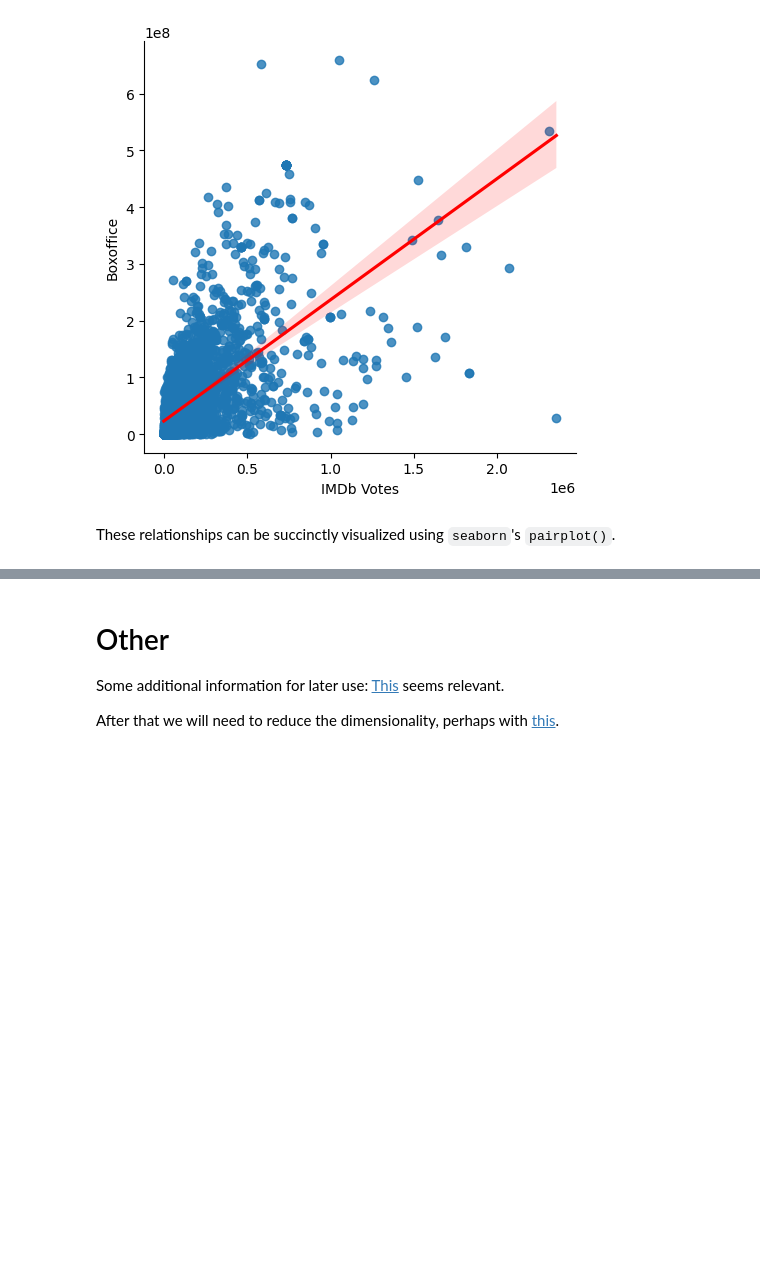
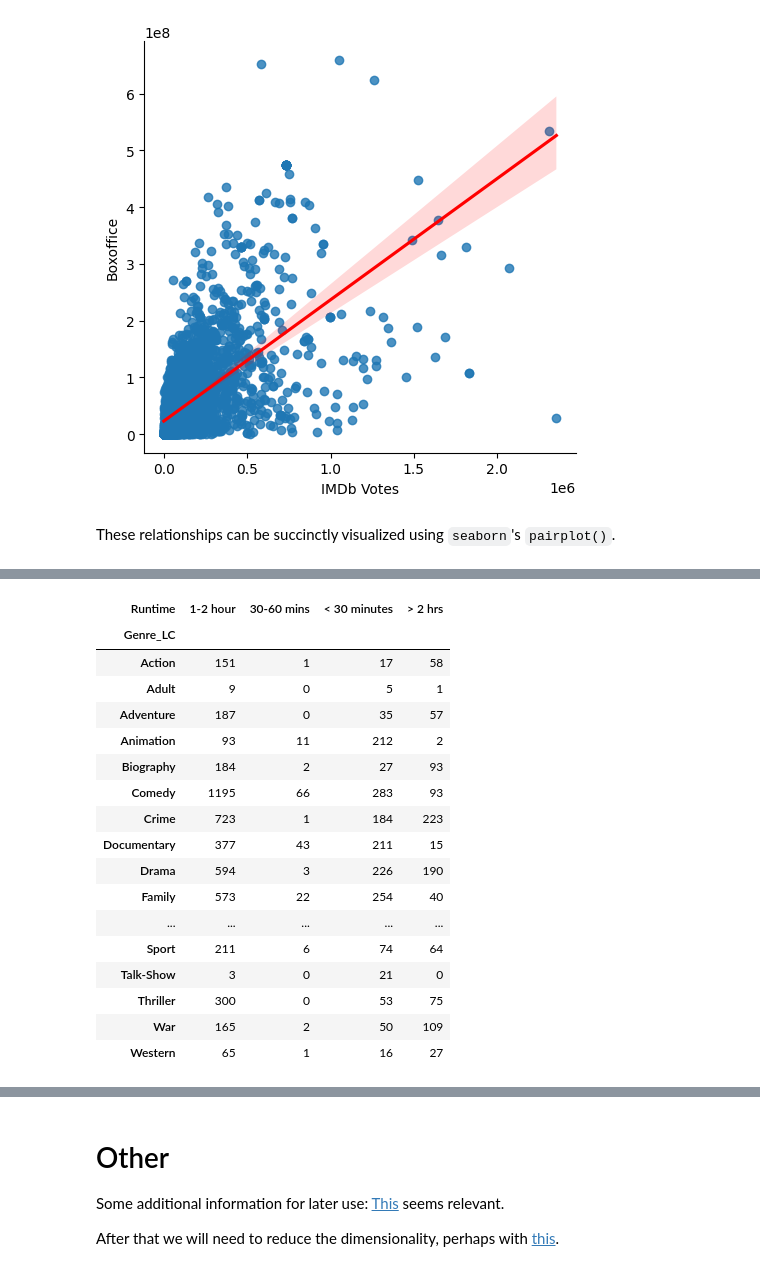
Before and after one commit to jrippeon/cmsc320project, a Jupyter notebook: initial_exploration.ipynb, the cells around one changed output, grey strips where cells are left out. Saved outputs shown, nothing was run; the diff lists cells and outputs as text; code cells hidden in the pictures; blank space fills up the shorter version.

```diff
--- a/initial_exploration.ipynb
+++ b/initial_exploration.ipynb
@@ -315,0 +328,22 @@ sns.pairplot(rating_vs_money[['Boxoffice', 'IMDb Score', 'IMDb Votes', 'Metacrit
+# %%
+# we want just the movies
+pd.crosstab(df['Genre_LC'], df['Runtime'])
+# %% [output]
+| Runtime | 1-2 hour | 30-60 mins | < 30 minutes | > 2 hrs |
+| Genre_LC |  |  |  |  |
+| Action | 151 | 1 | 17 | 58 |
+| Adult | 9 | 0 | 5 | 1 |
+| Adventure | 187 | 0 | 35 | 57 |
+| Animation | 93 | 11 | 212 | 2 |
+| Biography | 184 | 2 | 27 | 93 |
+| Comedy | 1195 | 66 | 283 | 93 |
+| Crime | 723 | 1 | 184 | 223 |
+| Documentary | 377 | 43 | 211 | 15 |
+| Drama | 594 | 3 | 226 | 190 |
+| Family | 573 | 22 | 254 | 40 |
+| ... | ... | ... | ... | ... |
+| Sport | 211 | 6 | 74 | 64 |
+| Talk-Show | 3 | 0 | 21 | 0 |
+| Thriller | 300 | 0 | 53 | 75 |
+| War | 165 | 2 | 50 | 109 |
+| Western | 65 | 1 | 16 | 27 |
```
Also changed, not shown: parts of 10 cells of this notebook.
